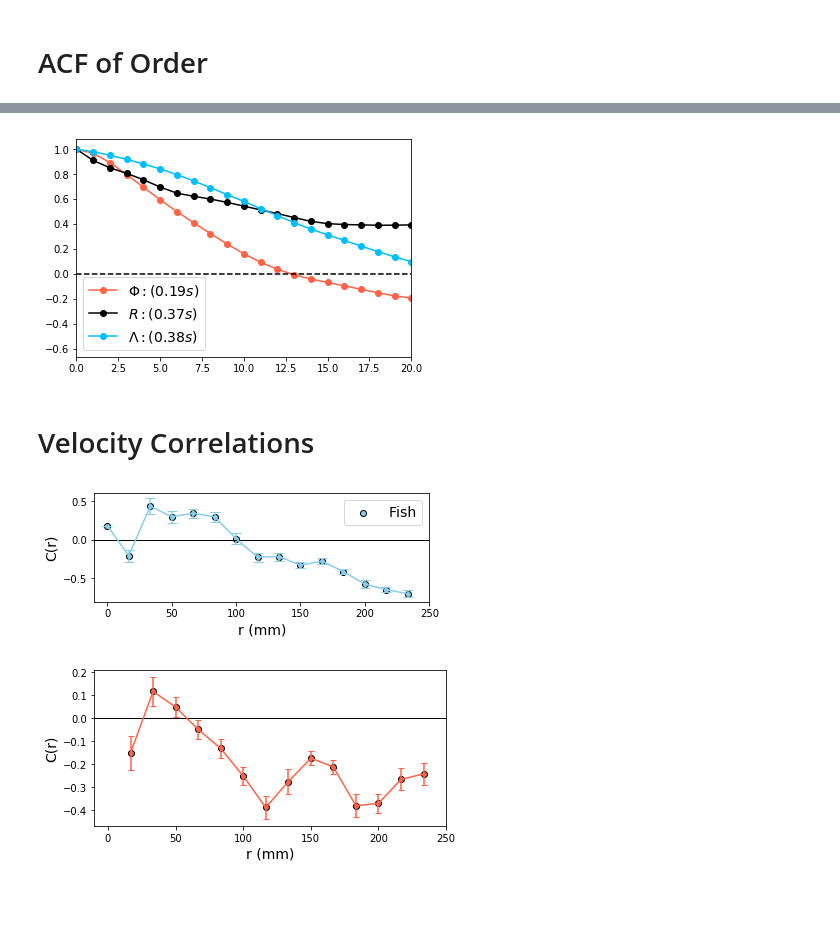
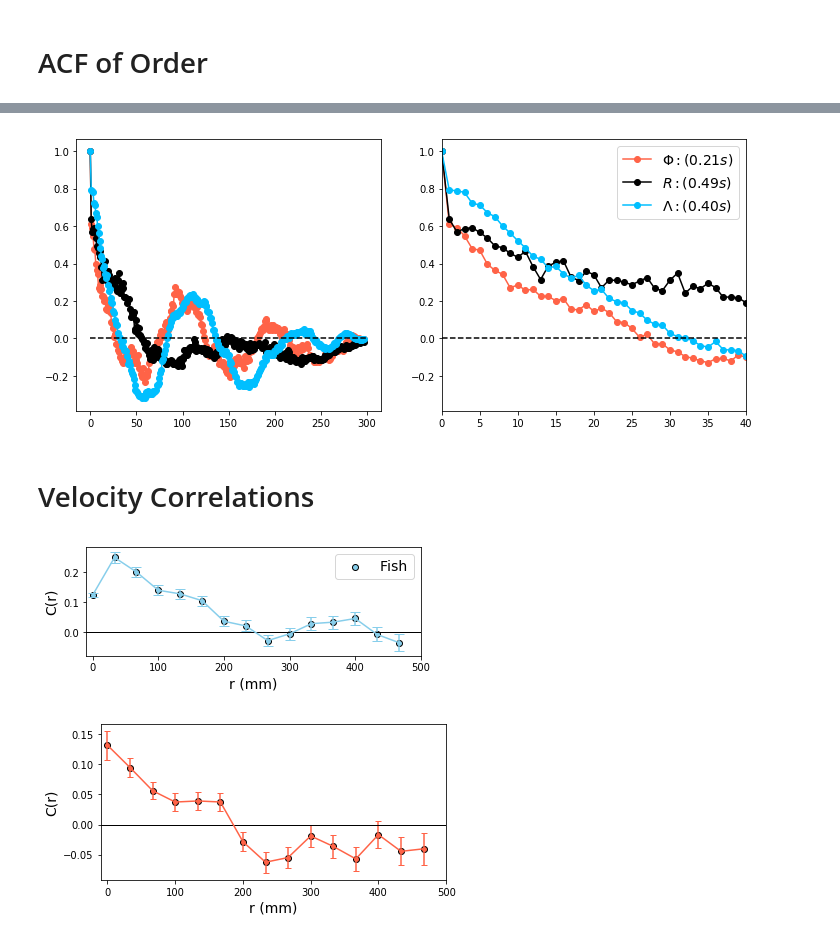
Before and after one commit to yangyushi/FishPy, a Jupyter notebook: notebooks/corr.ipynb, the cells around one changed output, grey strips where cells are left out. Cells and saved outputs as stored; diff of their text form; code cells hidden in the pictures; blank space fills up the shorter version.

```diff
--- a/notebooks/corr.ipynb
+++ b/notebooks/corr.ipynb
@@ -34,14 +31,14 @@ fish_trajs = []
 
 for traj in trajectories:
     xyz = np.array(traj['position']).T
-    xyz = ndimage.gaussian_filter1d(xyz, 2, axis=1)
+    #xyz = ndimage.gaussian_filter1d(xyz, 2, axis=1)
     t = np.array(traj['time'])
     ti = np.arange(t[0], t[-1]+1, 1)
     xi = np.interp(x = ti, xp = t, fp = xyz[0])
     yi = np.interp(x = ti, xp = t, fp = xyz[1])
     zi = np.interp(x = ti, xp = t, fp = xyz[2])
     xyz_int = np.vstack((xi, yi, zi))
-    T = ft.FishTrajectory(ti, xyz_int.T, blur)
+    T = ft.FishTrajectory(t, xyz.T, blur)
     fish_trajs.append(T)
 
 manager = ft.FishManager(fish_trajs)
@@ -63,3 +60,8 @@ plt.show()
 # %% [markdown]
 # Ordered Movements
+# %%
+analyser = fc.order.Dynamical(manager.trajs, good_frames=20)
+r_orders = analyser.get_rot_orders()
+t_orders = analyser.get_trans_orders()
+d_orders = analyser.get_dila_orders()
 # %%
@@ -113,24 +119,27 @@ Effective diameter is 62.18±15.58
 # %% [markdown]
 # ACF of Order
 # %%
-import fish_corr as fc
-
 acf_trans = fc.utility.get_acf(t_orders)
 acf_rot = fc.utility.get_acf(r_orders)
 acf_dila = fc.utility.get_acf(d_orders)
 
-length = 20
-plt.xlim(0, length)
+length = 40
 tao_trans = np.trapz(acf_trans[:length], np.arange(length)/30)
 tao_rot = np.trapz(acf_rot[:length], np.arange(length)/30)
 tao_dila = np.trapz(acf_dila[:length], np.arange(length)/30)
 
-plt.plot(acf_trans, '-o', color='tomato', label=fr'$\Phi: ({tao_trans:.2f} s)$')
-plt.plot(acf_rot, '-o', color='k', label=fr'$R: ({tao_rot:.2f} s)$')
-plt.plot(acf_dila, '-o', color='deepskyblue', label=fr'$\Lambda: ({tao_dila:.2f} s)$')
+plt.subplot(121).plot(acf_trans, '-o', color='tomato', label=fr'$\Phi: ({tao_trans:.2f} s)$')
+plt.subplot(121).plot(acf_rot, '-o', color='k', label=fr'$R: ({tao_rot:.2f} s)$')
+plt.subplot(121).plot(acf_dila, '-o', color='deepskyblue', label=fr'$\Lambda: ({tao_dila:.2f} s)$')
+plt.subplot(121).plot([0, 300], [0, 0], '--', color='k')
+
+plt.subplot(122).plot(acf_trans, '-o', color='tomato', label=fr'$\Phi: ({tao_trans:.2f} s)$')
+plt.subplot(122).plot(acf_rot, '-o', color='k', label=fr'$R: ({tao_rot:.2f} s)$')
+plt.subplot(122).plot(acf_dila, '-o', color='deepskyblue', label=fr'$\Lambda: ({tao_dila:.2f} s)$')
+plt.subplot(122).plot([0, 300], [0, 0], '--', color='k')
+plt.gca().set_xlim(0, length)
+
+plt.gcf().set_size_inches(12, 5)
 plt.legend(fontsize=14)
-plt.plot([0, 150], [0, 0], '--', color='k')
-#plt.gca().set_yscale('log')
-#plt.ylim(0.01, 1.1)
 plt.show()
 # %% [output]
@@ -137,9 +148,9 @@ plt.show()
-[figure, old version]
+[figure, new version]
 # %% [markdown]
 # Velocity Correlations
 # %%
-bins = np.linspace(0, 250, 16)
-corr = fc.correlation.my_cvv(manager.trajs, bins, range(150), 5)
+bins = np.linspace(0, 500, 16)
+corr = fc.correlation.my_cvv(manager.trajs, bins, range(300), 20)
 
 pixel_to_cm = 1/1
 frame_to_s = 1/30
@@ -153,8 +164,8 @@ plt.errorbar(bins[:-1] * pixel_to_cm, np.nanmean(corr, 1),
 plt.scatter(bins[:-1] * pixel_to_cm, np.nanmean(corr, 1),
             color='skyblue', edgecolor='k', label='Fish')
 
-plt.plot([-10, 250], [0, 0], color='k', linewidth=1)
-plt.xlim(-10, 250)
+plt.plot([-10, 500], [0, 0], color='k', linewidth=1)
+plt.xlim(-10, 500)
 plt.ylabel('C(r)', fontsize=14)
 plt.xlabel('r (mm)', fontsize=14)
 plt.legend(fontsize=14, loc='upper right')
@@ -162,10 +173,10 @@ plt.gcf().set_size_inches(6, 2)
 plt.savefig('cvv.pdf')
 plt.show()
 # %% [output]
-[figure, old version]
+[figure, new version]
 # %%
-bins = np.linspace(0, 250, 16)
-corr = fc.correlation.cavagna_cvv(manager.trajs, bins, range(150), 5)
+bins = np.linspace(0, 500, 16)
+corr = fc.correlation.cavagna_cvv(manager.trajs, bins, range(300), 20)
 
 frame_to_s = 1/30
 
@@ -178,12 +189,12 @@ plt.errorbar(bins[:-1], np.nanmean(corr, 1),
              np.nanstd(corr, 1) / np.sqrt(fish_sizes),
              color='tomato', capsize=3)
 
-plt.plot([-10, 250], [0, 0], color='k', linewidth=1)
-plt.xlim(-10, 250)
+plt.plot([-10, 500], [0, 0], color='k', linewidth=1)
+plt.xlim(-10, 500)
 plt.ylabel('C(r)', fontsize=14)
 plt.xlabel('r (mm)', fontsize=14)
 plt.gcf().set_size_inches(6, 3)
 plt.tight_layout()
 plt.show()
 # %% [output]
-[figure, old version]
+[figure, new version]
```
Also changed, not shown: parts of 7 cells of this notebook, 1 other file.
